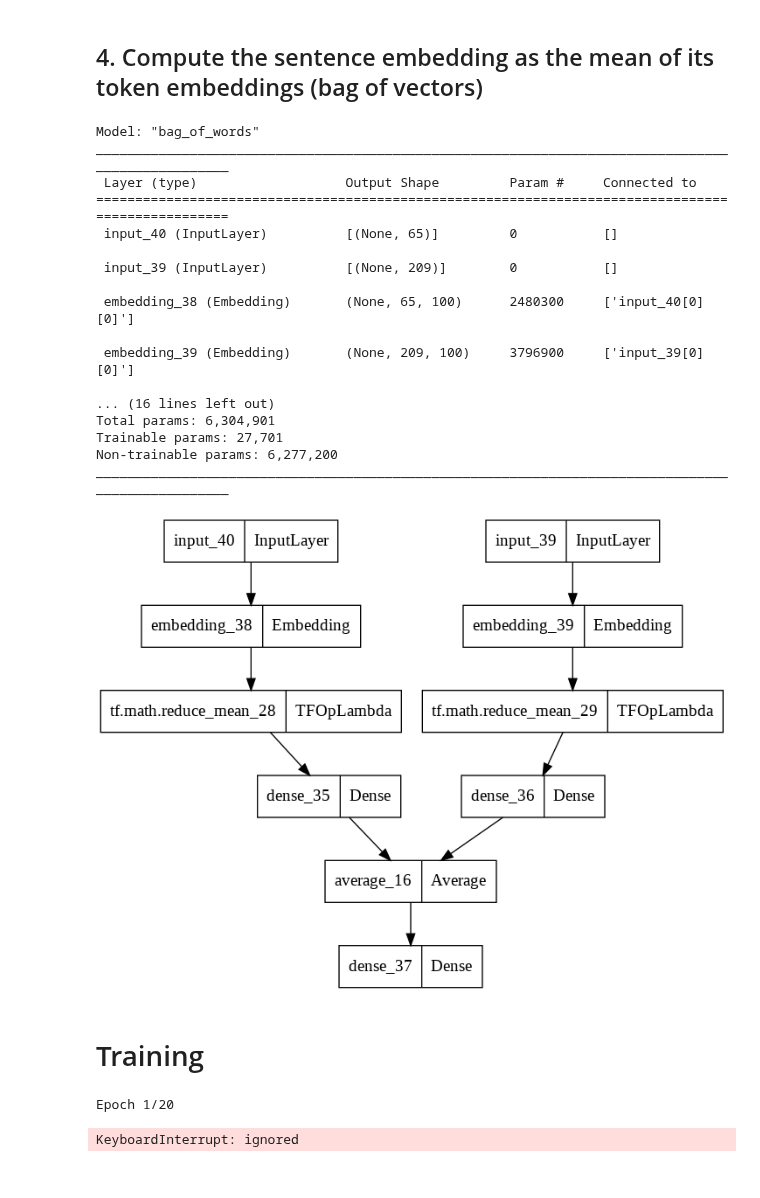
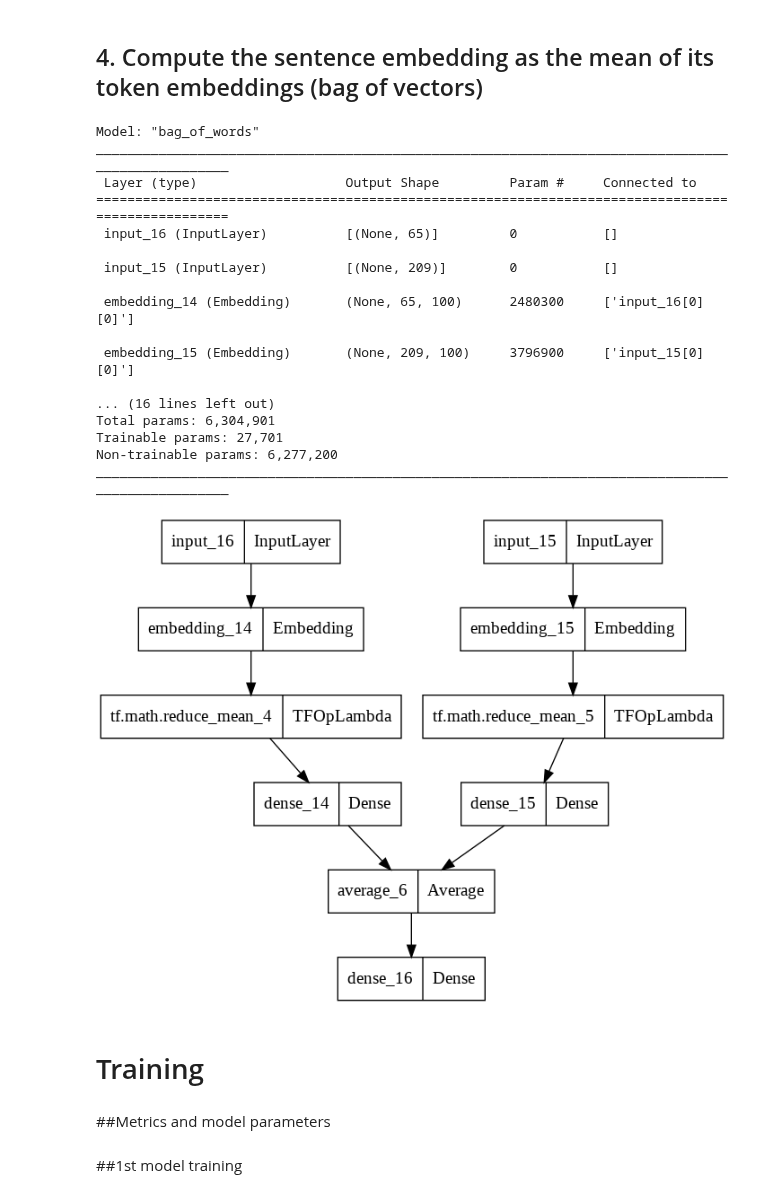
Before and after one commit to AirNicco8/NLP_Assignments, a Jupyter notebook: Assignment_2/Assignment_2_avg_bow.ipynb, the cells around one changed output. Drawn from its saved outputs; the diff is of its cells as text; code cells hidden in the pictures.

```diff
--- a/Assignment_2/Assignment_2_avg_bow.ipynb
+++ b/Assignment_2/Assignment_2_avg_bow.ipynb
@@ -504,6 +585,8 @@ keras.utils.plot_model(model_RNN_mean, "my_first_model.png")
 # %% [markdown]
 ## 4. Compute the sentence embedding as the mean of its token embeddings (bag of vectors)
 # %%
+embedded_dimension = 100
+
 # input layers
 evidence_input_layer = keras.Input(shape=(MAX_EVIDENCE_LENGTH, ))
 claim_input_layer = keras.Input(shape=(MAX_CLAIM_LENGTH, ))
@@ -516,7 +599,7 @@ claims_embedding_layer = tf.keras.layers.Embedding(
     len(claim_tokenizer.word_index)+1,
     100,
     embeddings_initializer=keras.initializers.Constant(embedding_matrix_c),
-    trainable = False,
+    trainable = True,
     embeddings_regularizer=None,
     activity_regularizer=None,
     embeddings_constraint=None,
@@ -528,7 +611,7 @@ evidences_embedding_layer = tf.keras.layers.Embedding(
     len(evidence_tokenizer.word_index)+1,
     100,
     embeddings_initializer=keras.initializers.Constant(embedding_matrix_e),
-    trainable = False,
+    trainable = True,
     embeddings_regularizer=None,
     activity_regularizer=None,
     embeddings_constraint=None,
@@ -540,12 +623,12 @@ x1 = claims_embedding_layer(claim_input)
 x2 = evidences_embedding_layer(evidence_input)
 
 # Mean
-x_claim = tf.math.reduce_mean(x1, axis=-1, keepdims=False, name=None)
-x_evidence = tf.math.reduce_mean(x2, axis=-1, keepdims=False, name=None)
+x_claim = tf.math.reduce_mean(x1, axis=-1, keepdims=False)
+x_evidence = tf.math.reduce_mean(x2, axis=-1, keepdims=False)
 
 # Dense
-claim_dense = layers.Dense(100, activation='relu')(x_claim)
-evidence_dense = layers.Dense(100, activation='relu')(x_evidence)
+claim_dense = layers.Dense(embedded_dimension, activation='relu')(x_claim)
+evidence_dense = layers.Dense(embedded_dimension, activation='relu')(x_evidence)
 
 # Merge layer
 mean_x = tf.keras.layers.Average()([claim_dense,evidence_dense])
@@ -562,13 +645,13 @@ Model: "bag_of_words"
 __________________________________________________________________________________________________
  Layer (type)                   Output Shape         Param #     Connected to
 ==================================================================================================
- input_40 (InputLayer)          [(None, 65)]         0           []
+ input_16 (InputLayer)          [(None, 65)]         0           []
 
- input_39 (InputLayer)          [(None, 209)]        0           []
+ input_15 (InputLayer)          [(None, 209)]        0           []
 
- embedding_38 (Embedding)       (None, 65, 100)      2480300     ['input_40[0][0]']
+ embedding_14 (Embedding)       (None, 65, 100)      2480300     ['input_16[0][0]']
 
- embedding_39 (Embedding)       (None, 209, 100)     3796900     ['input_39[0][0]']
+ embedding_15 (Embedding)       (None, 209, 100)     3796900     ['input_15[0][0]']
 
 ... (16 lines left out)
 Total params: 6,304,901
@@ -576,13 +659,15 @@ Trainable params: 27,701
 Non-trainable params: 6,277,200
 __________________________________________________________________________________________________
 # %%
-keras.utils.plot_model(model_bag_of_words, "my_first_model.png")
+keras.utils.plot_model(model_bag_of_words, "bag_of_words.png")
 # %% [output]
-[figure, old version]
+[figure, new version]
 # %% [markdown]
 # Training
+# %% [markdown]
+##Metrics and model parameters
 # %%
-metr = [keras.metrics.TruePositives(name='tp'),
+metrics = [keras.metrics.TruePositives(name='tp'),
            keras.metrics.FalsePositives(name='fp'),
            keras.metrics.TrueNegatives(name='tn'),
            keras.metrics.FalseNegatives(name='fn'),
@@ -591,15 +676,6 @@ metr = [keras.metrics.TruePositives(name='tp'),
            keras.metrics.Recall(name='recall'),
            keras.metrics.AUC(name='auc')]
 
-model_RNN_mean.compile(
-    loss=keras.losses.BinaryCrossentropy(),
-    optimizer=keras.optimizers.Adam(),
-    metrics=metr,
-)
-
 es_callback = tf.keras.callbacks.EarlyStopping(monitor='val_loss', patience=5)
-
-history = model_RNN_mean.fit([train_claims_X, train_evidences_X], train_labels_y, batch_size=128, shuffle=True, epochs=20, validation_data=([val_claims_X, val_evidences_X], val_labels_y))
-# %% [output]
-Epoch 1/20
-KeyboardInterrupt: ignored
+# %% [markdown]
+##1st model training
```
Also changed, not shown: parts of 31 cells of this notebook.
